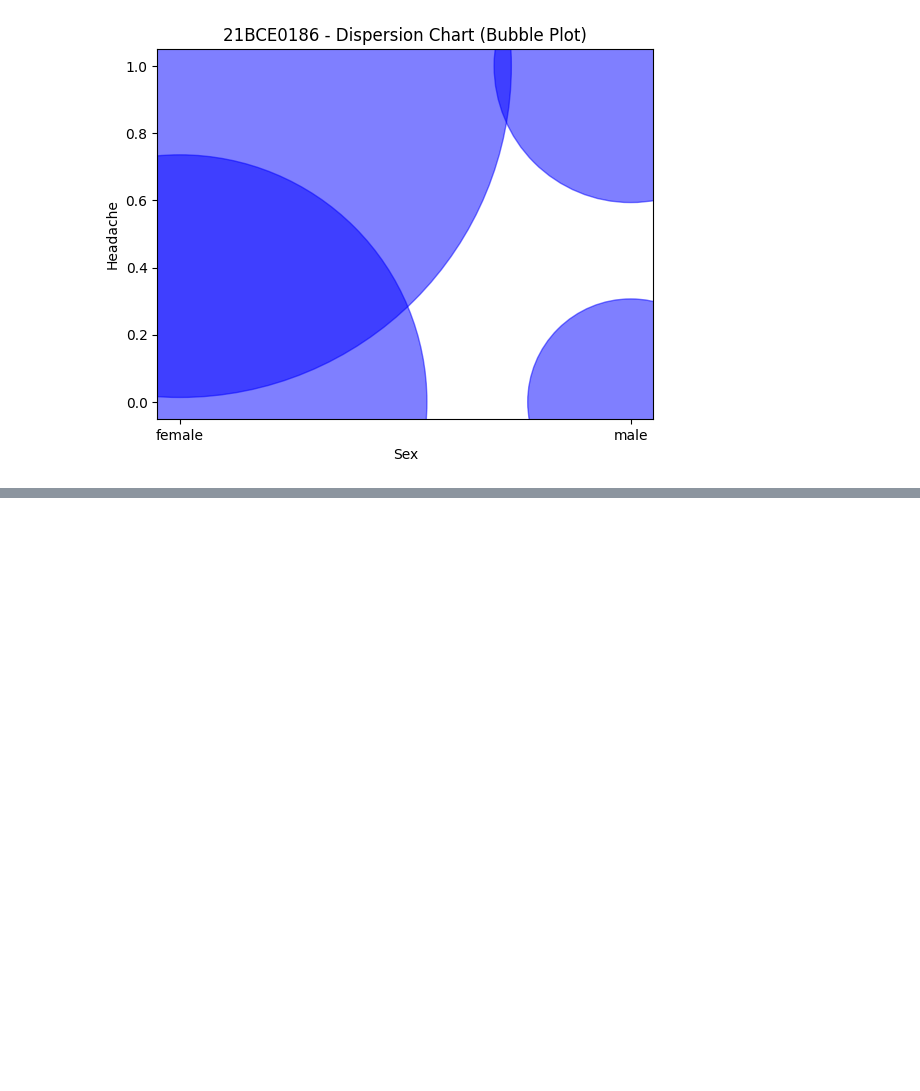
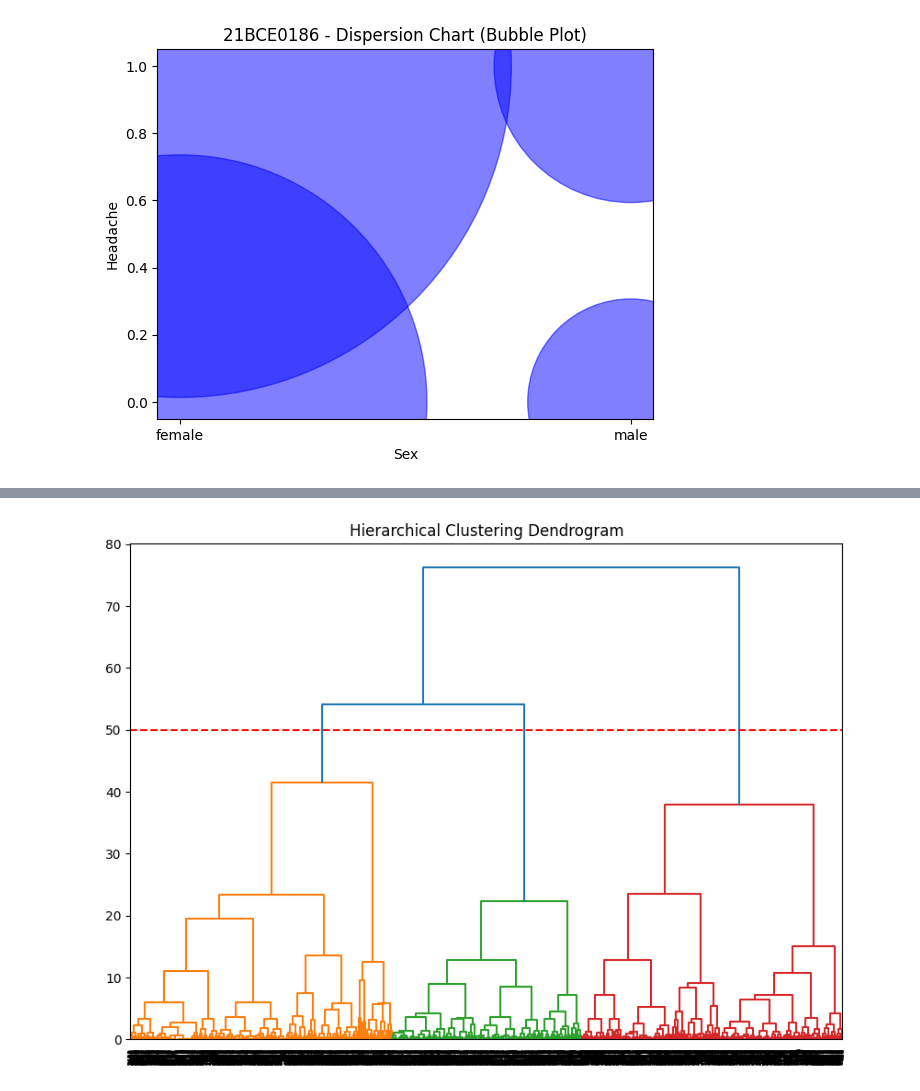
Before and after one commit to jainaryan/eda-class, a Jupyter notebook: EDA_task.ipynb, the cells around one changed output, grey strips where cells are left out. Saved outputs shown, nothing was run; the diff lists cells and outputs as text; code cells hidden in the pictures; blank space fills up the shorter version.

```diff
--- a/EDA_task.ipynb
+++ b/EDA_task.ipynb
@@ -821,0 +830,22 @@ fig.show()
+# %%
+# Import necessary libraries for hierarchical clustering
+from scipy.cluster.hierarchy import dendrogram, linkage
+import matplotlib.pyplot as plt
+import numpy as np
+
+# Perform hierarchical clustering
+linked = linkage(X_scaled, method='ward')
+
+# Plot the dendrogram
+plt.figure(figsize=(10, 7))
+dendrogram(linked,
+           orientation='top',
+           distance_sort='descending',
+           show_leaf_counts=True)
+
+# Draw a line to show the cut-off for optimal clusters
+plt.axhline(y=50, color='r', linestyle='--')  # Adjust 'y' for the desired cut-off
+plt.title('Hierarchical Clustering Dendrogram')
+plt.show()
+# %% [output]
+[figure, added]
```
Also changed, not shown: parts of 12 cells of this notebook.
